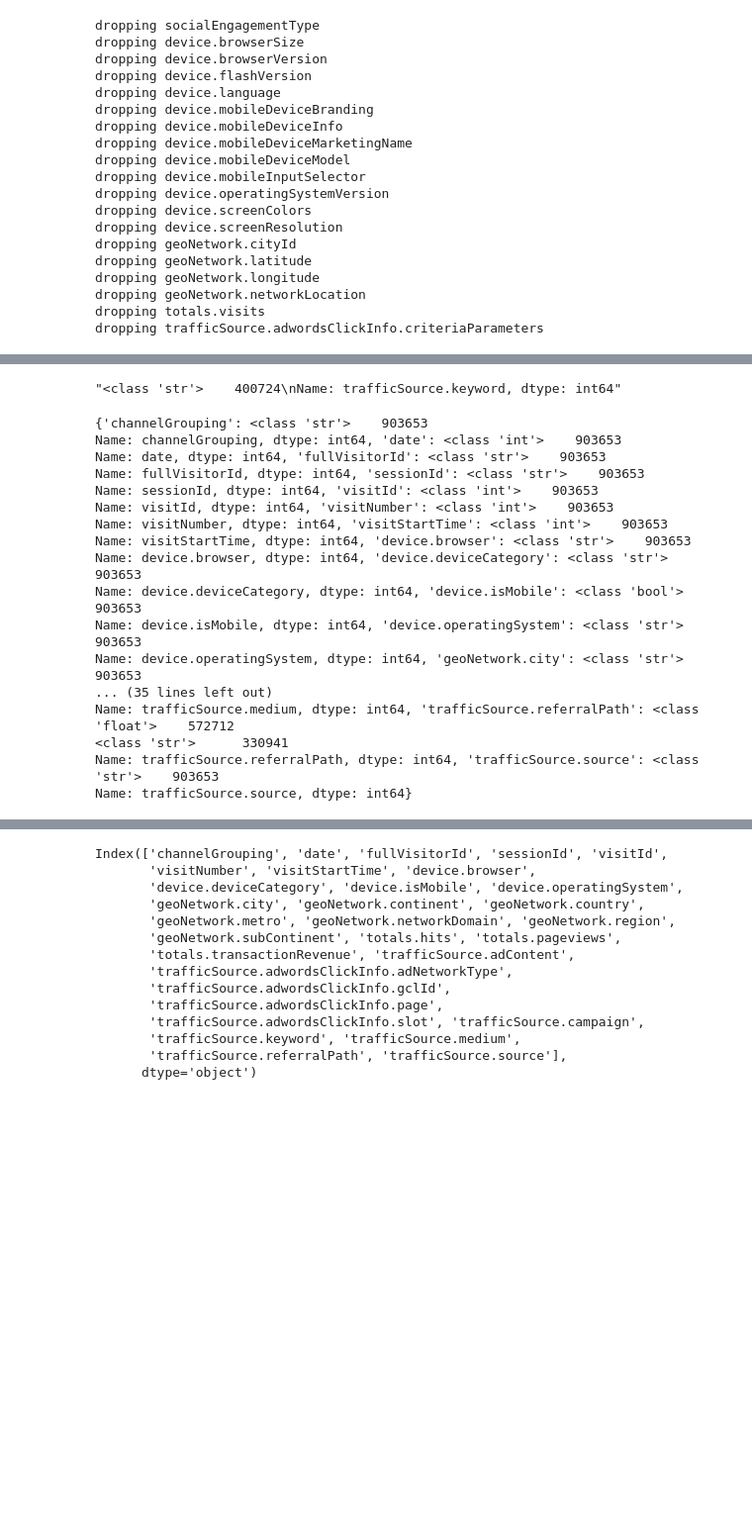
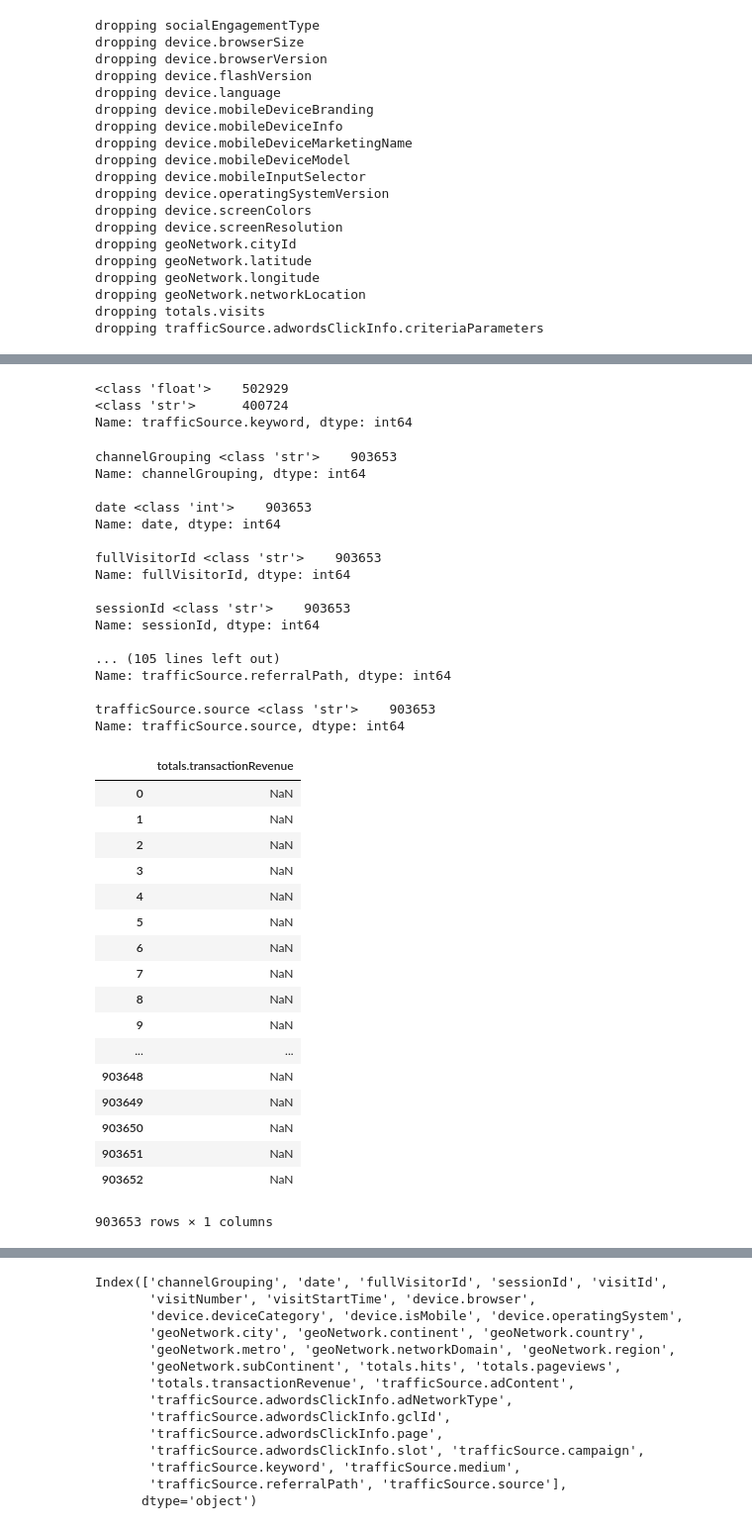
Before and after one commit to happythenewsad/kaggle_ga, a Jupyter notebook: main.ipynb, the cells around one changed output, grey strips where cells are left out. Shown at 99% size. Cells and saved outputs as stored; diff of their text form; code cells hidden in the pictures; blank space fills up the shorter version.

```diff
--- a/main.ipynb
+++ b/main.ipynb
@@ -103,8 +103,10 @@ dtype: object
 # %%
 tmp = train['trafficSource.keyword'].apply(type).value_counts(dropna=False)
-str(tmp[1:2])
+tmp
 # %% [output]
-"<class 'str'>    400724\nName: trafficSource.keyword, dtype: int64"
+<class 'float'>    502929
+<class 'str'>      400724
+Name: trafficSource.keyword, dtype: int64
 # %%
 
 def col_type_counts(df):
@@ -113,25 +115,49 @@ def col_type_counts(df):
         col_types[col] = df[col].apply(type).value_counts()
     return col_types
 
-print(col_type_counts(train))
+cols = col_type_counts(train)
+for key in cols.keys():
+    print("{} {}\n".format(key, cols[key]))
 # %% [output]
-{'channelGrouping': <class 'str'>    903653
-Name: channelGrouping, dtype: int64, 'date': <class 'int'>    903653
-Name: date, dtype: int64, 'fullVisitorId': <class 'str'>    903653
-Name: fullVisitorId, dtype: int64, 'sessionId': <class 'str'>    903653
-Name: sessionId, dtype: int64, 'visitId': <class 'int'>    903653
-Name: visitId, dtype: int64, 'visitNumber': <class 'int'>    903653
-Name: visitNumber, dtype: int64, 'visitStartTime': <class 'int'>    903653
-Name: visitStartTime, dtype: int64, 'device.browser': <class 'str'>    903653
-Name: device.browser, dtype: int64, 'device.deviceCategory': <class 'str'>    903653
-Name: device.deviceCategory, dtype: int64, 'device.isMobile': <class 'bool'>    903653
-Name: device.isMobile, dtype: int64, 'device.operatingSystem': <class 'str'>    903653
-Name: device.operatingSystem, dtype: int64, 'geoNetwork.city': <class 'str'>    903653
-... (35 lines left out)
-Name: trafficSource.medium, dtype: int64, 'trafficSource.referralPath': <class 'float'>    572712
-<class 'str'>      330941
-Name: trafficSource.referralPath, dtype: int64, 'trafficSource.source': <class 'str'>    903653
-Name: trafficSource.source, dtype: int64}
+channelGrouping <class 'str'>    903653
+Name: channelGrouping, dtype: int64
+
+date <class 'int'>    903653
+Name: date, dtype: int64
+
+fullVisitorId <class 'str'>    903653
+Name: fullVisitorId, dtype: int64
+
+sessionId <class 'str'>    903653
+Name: sessionId, dtype: int64
+
+... (105 lines left out)
+Name: trafficSource.referralPath, dtype: int64
+
+trafficSource.source <class 'str'>    903653
+Name: trafficSource.source, dtype: int64
+# %%
+xaction_rev_df = train['totals.transactionRevenue'].to_frame()#
+xaction_rev_df.select_dtypes(exclude=['float'])
+# %% [output]
+|  | totals.transactionRevenue |
+| 0 | NaN |
+| 1 | NaN |
+| 2 | NaN |
+| 3 | NaN |
+| 4 | NaN |
+| 5 | NaN |
+| 6 | NaN |
+| 7 | NaN |
+| 8 | NaN |
+| 9 | NaN |
+| ... | ... |
+| 903648 | NaN |
+| 903649 | NaN |
+| 903650 | NaN |
+| 903651 | NaN |
+| 903652 | NaN |
+903653 rows × 1 columns
 # %%
 # train_df["totals.transactionRevenue"] = train_df["totals.transactionRevenue"].astype('float')
 # gdf = train_df.groupby("fullVisitorId")["totals.transactionRevenue"].sum().reset_index()
```
Also changed, not shown: parts of 2 cells of this notebook.
